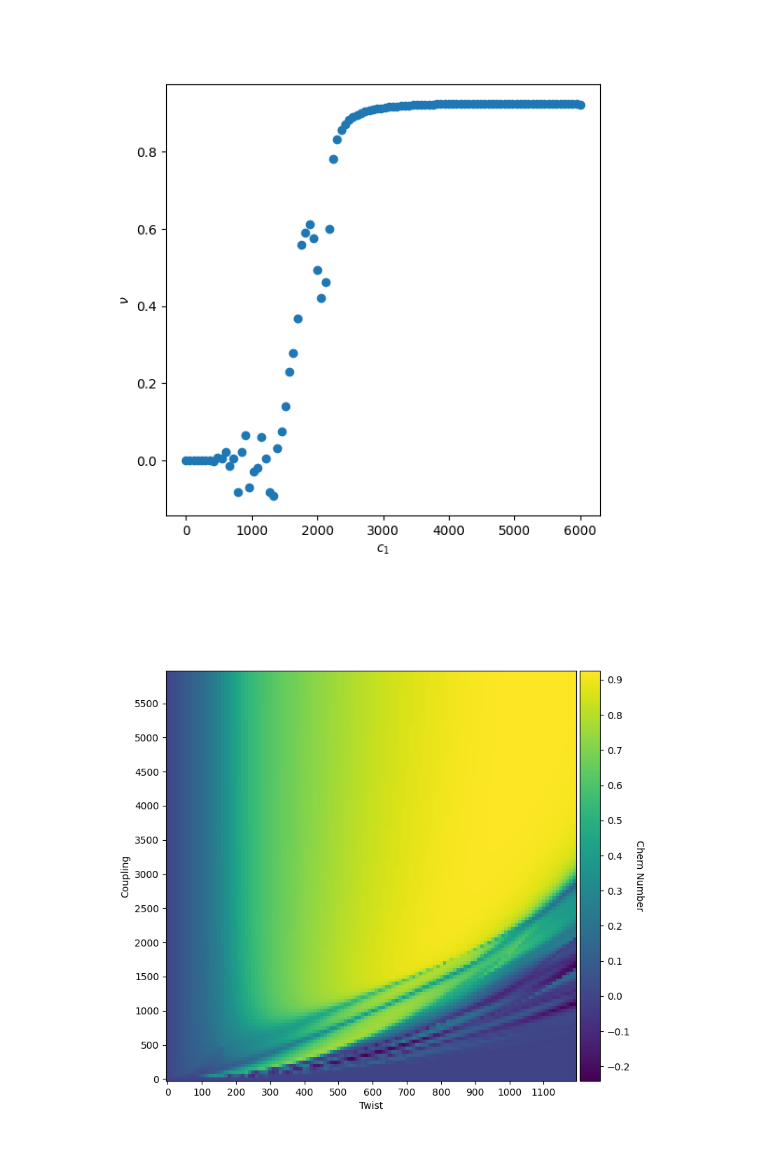
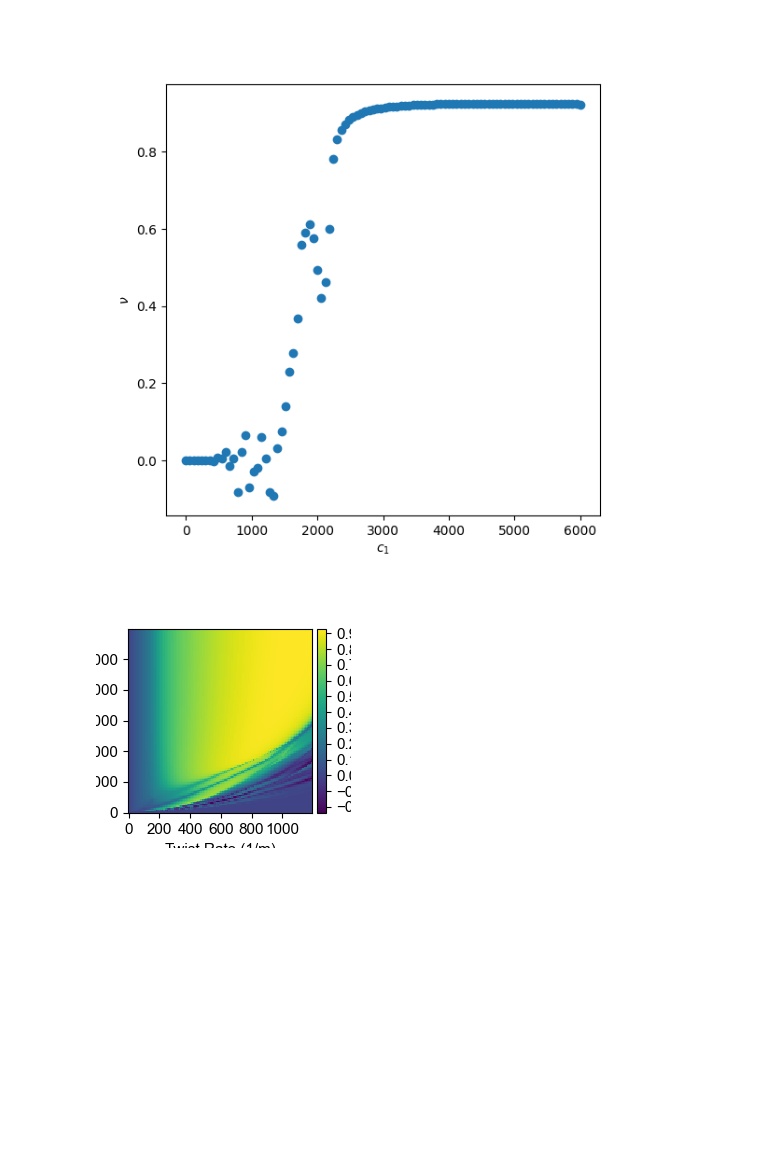
Before and after one commit to NRobertsF91W/PhD-Jupyter-Notebooks, a Jupyter notebook: chern_calculation_python_3_9.ipynb, the cells around one changed output. Cells and saved outputs as stored; diff of their text form; code cells hidden in the pictures; blank space fills up the shorter version.

Commit message:
Updating many files and adding Fibre Stack Drawer

```diff
--- a/chern_calculation_python_3_9.ipynb
+++ b/chern_calculation_python_3_9.ipynb
@@ -1,5 +1,6 @@
 # %%
 %matplotlib widget
+import matplotlib
 import numpy as np
 import matplotlib.pyplot as plt
 import pandas as pd
@@ -12,6 +13,21 @@ from matplotlib.ticker import (MultipleLocator, AutoMinorLocator)
 
 from multiprocessing import Pool
 from functools import partial
+
+import pylab
+
+color_theme = ['#E3170A','#A9E5BB','#FCF6B1','#F7B32B','#2D1E2F']
+
+params = {'legend.fontsize': 11,#'x-large',
+          'figure.figsize': (8, 8),
+         'axes.labelsize': 11,#'x-large',
+         'axes.titlesize':11,#'x-large',
+         'xtick.labelsize':11,#18,
+         'ytick.labelsize':11}#18}
+
+pylab.rcParams.update(params)
+matplotlib.rcParams['font.family'] = ['sans-serif']
+matplotlib.rcParams['font.sans-serif']='Arial'
 # %%
 from chern_functions import (haldane_chern_sweep, build_honeycomb,
                             twisted_chern_sweep, find_eigvalues,
@@ -327,34 +343,34 @@ for num in range(len(coupling_list_2)):
 # %%
 
 from mpl_toolkits.axes_grid1 import make_axes_locatable
-
-heatmap_fig = plt.figure(figsize=(8,8))
+cm = 1/2.54
+heatmap_fig = plt.figure(figsize=(6.5*cm,6.5*cm))
 heatmap_ax = heatmap_fig.add_subplot(111)
 # twood_array = np.reshape(threed_array,(25,3))
 
 
 # XX,YY = np.meshgrid(twood_array[:,1],twood_array[:,2])
 
 im = heatmap_ax.imshow(array_for_plotting, interpolation="nearest")
 
 # print(coupling_list_2)
 # print(twist_list_for_heatmap)
-heatmap_ax.set_yticks(np.arange(len(coupling_list_2))[::10])
-heatmap_ax.set_xticks(np.arange(len(twist_list_for_heatmap))[::10])
-heatmap_ax.set_xticklabels(['{:.0f}'.format(i) for i in twist_list_for_heatmap[::10]])
-heatmap_ax.set_yticklabels(['{:.0f}'.format(i) for i in coupling_list_2[::10]])
-heatmap_ax.set_xlabel('Twist')
-heatmap_ax.set_ylabel('Coupling')
+heatmap_ax.set_yticks(np.arange(len(coupling_list_2))[::20])
+heatmap_ax.set_xticks(np.arange(len(twist_list_for_heatmap))[::20])
+heatmap_ax.set_xticklabels(['{:.0f}'.format(i) for i in twist_list_for_heatmap[::20]])
+heatmap_ax.set_yticklabels(['{:.0f}'.format(i) for i in coupling_list_2[::20]])
+heatmap_ax.set_xlabel('Twist Rate (1/m)')
+heatmap_ax.set_ylabel('Coupling Strength (1/m)')
 heatmap_ax.invert_yaxis()
 heatmap_ax.set_aspect('equal')
 # ax = plt.gca()
 
 divider = make_axes_locatable(heatmap_ax)
 cax = divider.append_axes("right", size="5%", pad=0.05)
 
 cbar = heatmap_ax.figure.colorbar(im, ticks=np.arange(-0.2, 1.1, 0.1), cax=cax)
 cbar.ax.set_ylabel('Chern Number', rotation=-90, va="bottom")
-heatmap_fig.savefig('../Twisted Fibre/heatmap_comsol_10ring_very_fine.svg', dpi=600)
+heatmap_fig.savefig('../Twisted Fibre/heatmap_comsol_10ring_very_fine small.svg', dpi=600)
 plt.show()
 # %% [output]
-[figure, old version]
+[figure, new version]
```
Also changed, not shown: parts of 1 cell of this notebook, 8 other files.
